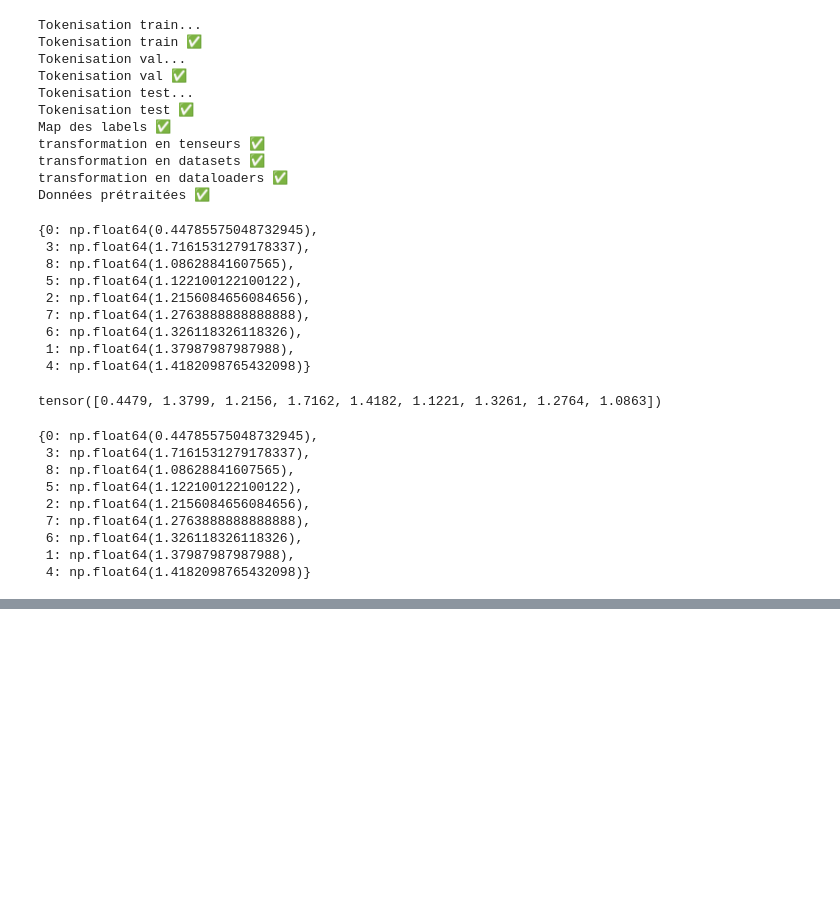
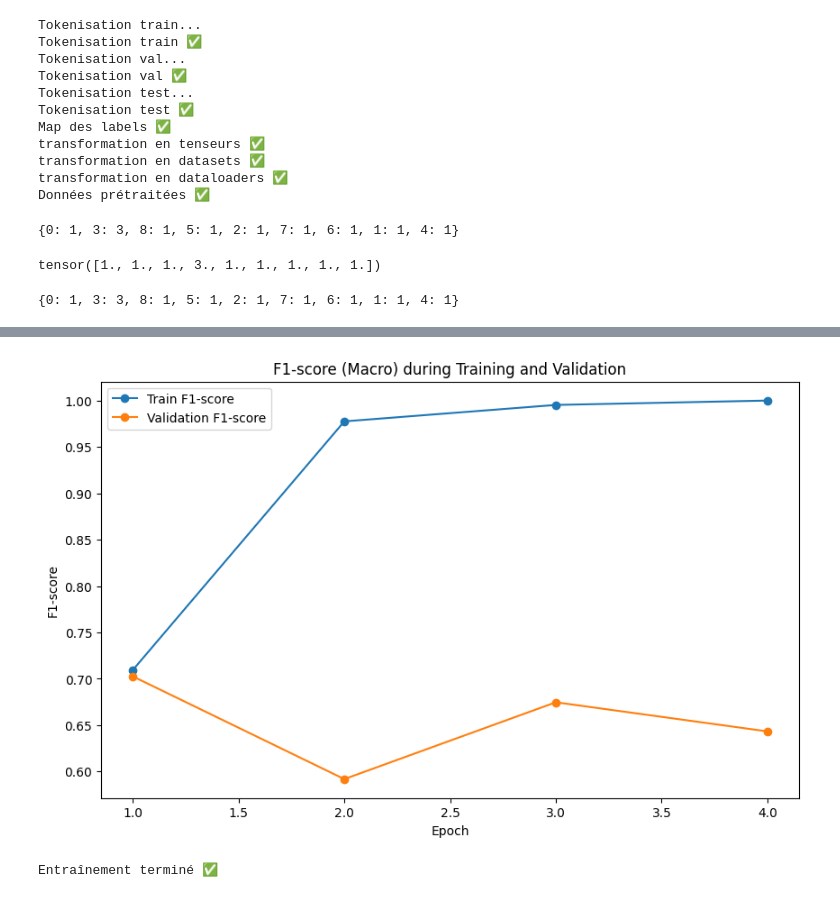
Before and after one commit to Saad123654/Challenge_tech, a Jupyter notebook: notebooks/finetune_DiTlBERT.ipynb, the cells around one changed output, grey strips where cells are left out. Saved outputs shown, nothing was run; the diff lists cells and outputs as text; code cells hidden in the pictures; blank space fills up the shorter version.

```diff
--- a/notebooks/finetune_DiTlBERT.ipynb
+++ b/notebooks/finetune_DiTlBERT.ipynb
@@ -40,8 +40,8 @@ frequencies = dict(y_train_full.value_counts())
 # Total des échantillons
 total_samples = sum(frequencies.values())
 # Calcul des poids inversés
-weights = {key: total_samples / (freq * len(frequencies)) for key, freq in frequencies.items()}
+weights = {key: 1 for key, freq in frequencies.items()}
 # Appliquer un facteur de 2 à la classe 3 pour augmenter son poids
-weights[3] *= 2
+weights[3] *= 3
 weights
 # %% [output]
@@ -157,15 +149,7 @@ optimizer = AdamW(model.parameters(), lr=5e-5)
 # %%
 weights
 # %% [output]
-{0: np.float64(0.44785575048732945),
- 3: np.float64(1.7161531279178337),
- 8: np.float64(1.08628841607565),
- 5: np.float64(1.122100122100122),
- 2: np.float64(1.2156084656084656),
- 7: np.float64(1.2763888888888888),
- 6: np.float64(1.326118326118326),
- 1: np.float64(1.37987987987988),
- 4: np.float64(1.4182098765432098)}
+{0: 1, 3: 3, 8: 1, 5: 1, 2: 1, 7: 1, 6: 1, 1: 1, 4: 1}
 # %%
 # Fonction de perte pour la classification
 # Définir les poids pour chaque classe
@@ -185,23 +169,15 @@ print(class_weights_tensor)
 
 weights
 # %% [output]
-tensor([0.4479, 1.3799, 1.2156, 1.7162, 1.4182, 1.1221, 1.3261, 1.2764, 1.0863])
+tensor([1., 1., 1., 3., 1., 1., 1., 1., 1.])
-{0: np.float64(0.44785575048732945),
- 3: np.float64(1.7161531279178337),
- 8: np.float64(1.08628841607565),
- 5: np.float64(1.122100122100122),
- 2: np.float64(1.2156084656084656),
- 7: np.float64(1.2763888888888888),
- 6: np.float64(1.326118326118326),
- 1: np.float64(1.37987987987988),
- 4: np.float64(1.4182098765432098)}
+{0: 1, 3: 3, 8: 1, 5: 1, 2: 1, 7: 1, 6: 1, 1: 1, 4: 1}
 # %%
 # loss
 loss_fn = torch.nn.CrossEntropyLoss(weight=class_weights_tensor)
 # %%
 # Nombre d'époques et paramètres pour l'early stopping
-epochs = 60
-patience = 8 # Nombre d'époques sans amélioration avant l'arrêt anticipé
+epochs = 10
+patience = 3 # Nombre d'époques sans amélioration avant l'arrêt anticipé
 best_f1 = 0
 patience_counter = 0
 
@@ -291,6 +267,7 @@ for epoch in range(epochs):
 
     if patience_counter >= patience:
         print(f"Early stopping at epoch {epoch+1} due to no improvement in validation F1-score.")
+        n=epoch+1
         break
 
     # Remettre le modèle en mode entraînement pour la prochaine Epochc
@@ -314,3 +293,5 @@ Epoch 3/60 - Train Loss: 0.0607 - Train Accuracy: 0.9838 - Train F1: 0.9838 - Va
+[figure, added]
+Entraînement terminé ✅
 # %%
 # Concaténer les datasets d'entraînement et de validation
 
```
Also changed, not shown: parts of 4 cells of this notebook, 7 other files.
